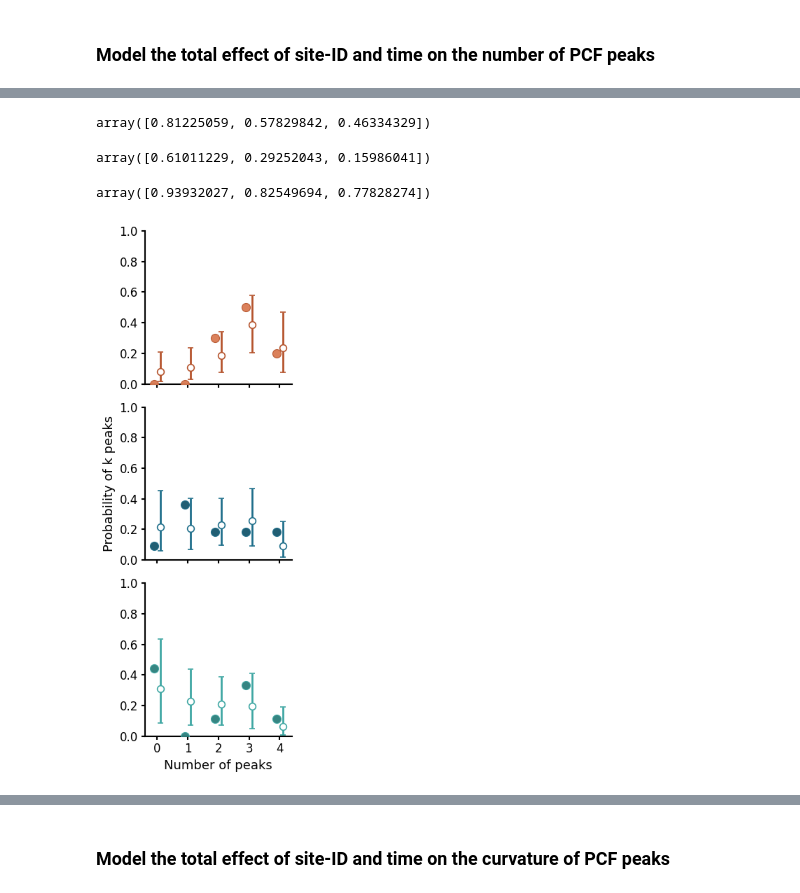
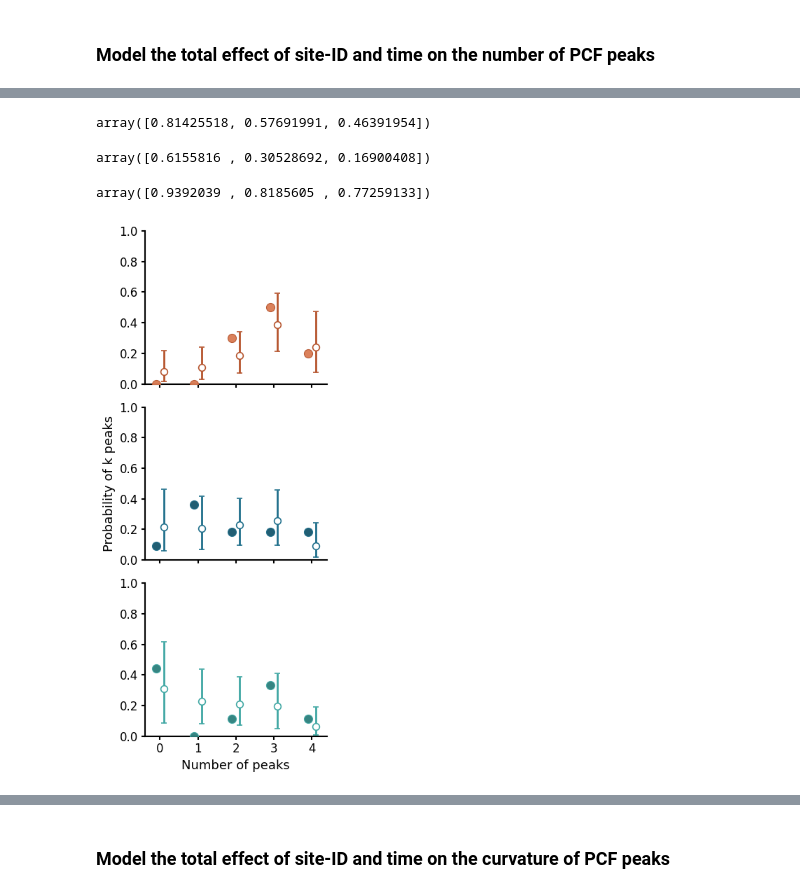
Before and after one commit to vivekhsridhar/territory_geometry, a Jupyter notebook: model_pcf.ipynb, the cells around one changed output, grey strips where cells are left out. Cells and saved outputs as stored; diff of their text form; code cells hidden in the pictures.

Commit message:
fixed identifiability of n_peaks model

```diff
--- a/model_pcf.ipynb
+++ b/model_pcf.ipynb
@@ -100,7 +100,6 @@ data {
 }
 
 parameters {
-    real alpha;
     vector[n_sites] site_eff_raw;
     ordered[max_peaks-1] c;
 
@@ -108,32 +107,31 @@ parameters {
 }
 
 transformed parameters {
-    vector[n_sites] site_eff;
-    site_eff = site_eff_raw - mean(site_eff_raw);
+    vector[n_sites] alpha;
+    alpha = site_eff_raw - mean(site_eff_raw);
 }
 
 model {
-    alpha ~ normal(0, 1);
     site_eff_raw ~ normal(0, 1);
     c ~ normal(0, 2);
     beta_t ~ normal(0, 1);
 
     for (n in 1:n_points) {
-        real eta = alpha + site_eff[site_id[n]] + beta_t[site_id[n]]*t[n];
+        real eta = alpha[site_id[n]] + beta_t[site_id[n]]*t[n];
         y[n] ~ ordered_logistic(eta, c);
     }
 }
 
 generated quantities {
-    real diff_T_V1 = site_eff[1] - site_eff[2];
-    real diff_V1_V2 = site_eff[2] - site_eff[3];
-    real diff_T_V2 = site_eff[1] - site_eff[3];
+    real diff_T_V1 = alpha[1] - alpha[2];
+    real diff_V1_V2 = alpha[2] - alpha[3];
+    real diff_T_V2 = alpha[1] - alpha[3];
 
     array[n_sites] vector[max_peaks] p_site;
 
     for (s in 1:n_sites) {
         // calculated at t=0 which is okay because the variable is centred
-        real eta = alpha + site_eff[s];
+        real eta = alpha[s];
 
         // cumulative probs: P(Y <= k)
         vector[max_peaks - 1] F;
@@ -152,7 +150,7 @@ generated quantities {
     array[n_points] int<lower=1, upper=max_peaks> y_rep;
 
     for (n in 1:n_points) {
-        real eta = alpha + site_eff[site_id[n]] + beta_t[site_id[n]]*t[n];
+        real eta = alpha[site_id[n]] + beta_t[site_id[n]]*t[n];
         y_rep[n] = ordered_logistic_rng(eta, c);
     }
 }
@@ -164,8 +162,7 @@ data_peaks = {
     'max_peaks': 5,
     'site_id': n_peaks_df['site_id'].astype(int).to_numpy(),
     'y': n_peaks_df['n_peaks'].astype(int).to_numpy() + 1,
-    't': n_peaks_df['t_centred'].astype(float).to_numpy(),
-    'logN': n_peaks_df['logN_z'].to_numpy(float)
+    't': n_peaks_df['t_centred'].astype(float).to_numpy()
 }
 
 posterior = stan.build(n_peaks_mod, data=data_peaks)
@@ -223,15 +220,15 @@ The cumulative odds ratios at mean centred time for Tal Chhapar relative to the
 # %%
 np.mean(fit['p_site'][:,2:].sum(1), axis=1)
 # %% [output]
-array([0.81225059, 0.57829842, 0.46334329])
+array([0.81425518, 0.57691991, 0.46391954])
 # %%
 np.quantile(fit['p_site'][:,2:].sum(1), 0.025, axis=1)
 # %% [output]
-array([0.61011229, 0.29252043, 0.15986041])
+array([0.6155816 , 0.30528692, 0.16900408])
 # %%
 np.quantile(fit['p_site'][:,2:].sum(1), 0.975, axis=1)
 # %% [output]
-array([0.93932027, 0.82549694, 0.77828274])
+array([0.9392039 , 0.8185605 , 0.77259133])
 # %%
 ## Empirical probability of each peak count category per lek (for plotting against posterior)
 peak_categories = np.sort(n_peaks_df['n_peaks'].unique())
@@ -255,7 +252,7 @@ for s in range(1, n_sites_post+1):
 post = pd.DataFrame(post_rows)
 # %%
 ## Plot empirical category probabilities against posterior (mean ± 95% CI)
-fig, axes = plt.subplots(3, 1, figsize=(3, 9), sharex=True)
+fig, axes = plt.subplots(3, 1, figsize=(3.5, 9), sharex=True)
 
 x_offset = 0.1  # small dodge so empirical and posterior don't overlap
 
@@ -265,34 +262,34 @@ for ax, lek in zip(axes, lek_labels_ordered):
 
     col_fill = fill_cols[str(lek)]
     col_point = point_cols[str(lek)]
 
     # Empirical proportions
     ax.scatter(empirical_data['n_peaks'] - x_offset, empirical_data['prop'], s=75, facecolor=col_point, edgecolor=col_fill,
                linewidth=0.8, alpha=0.95, zorder=4, label="Empirical" if ax is axes[0] else None)
 
     # Posterior summary (mean + 95% CI)
     ax.errorbar(model_posteriors['n_peaks'] + x_offset, model_posteriors['mean'],
                 yerr=[model_posteriors['mean'] - model_posteriors['lower'], model_posteriors['upper'] - model_posteriors['mean']],
                 fmt='o', markersize=7, mfc='white', mec=col_fill, mew=1.2, color=col_fill, ecolor=col_fill, elinewidth=2,
                 capsize=3, zorder=3, label="Posterior (mean ± 95% CI)" if ax is axes[0] else None)
 
     ax.set_xticks(peak_categories)
     ax.set_xlim(-0.4, peak_categories.max() + 0.4)
     ax.set_ylim(0, 1)
 
     ax.spines['top'].set_visible(False)
     ax.spines['right'].set_visible(False)
     ax.spines['left'].set_linewidth(1.5)
     ax.spines['bottom'].set_linewidth(1.5)
     ax.tick_params(axis='both', which='major', labelsize=12, width=1.5)
 
 axes[2].set_xlabel('Number of peaks', fontsize=13)
 axes[1].set_ylabel('Probability of k peaks', fontsize=13)
 
 plt.tight_layout(rect=[0, 0, 1, 0.90])
 plt.savefig(out_dir/'mod_npeaks_structure.png', dpi=300, bbox_inches='tight')
 # %% [output]
-[figure, old version]
+[figure, new version]
 # %%
 n_points, n_draws = fit['y_rep'].shape
 
```
Also changed, not shown: parts of 6 cells of this notebook, 3 other files.
